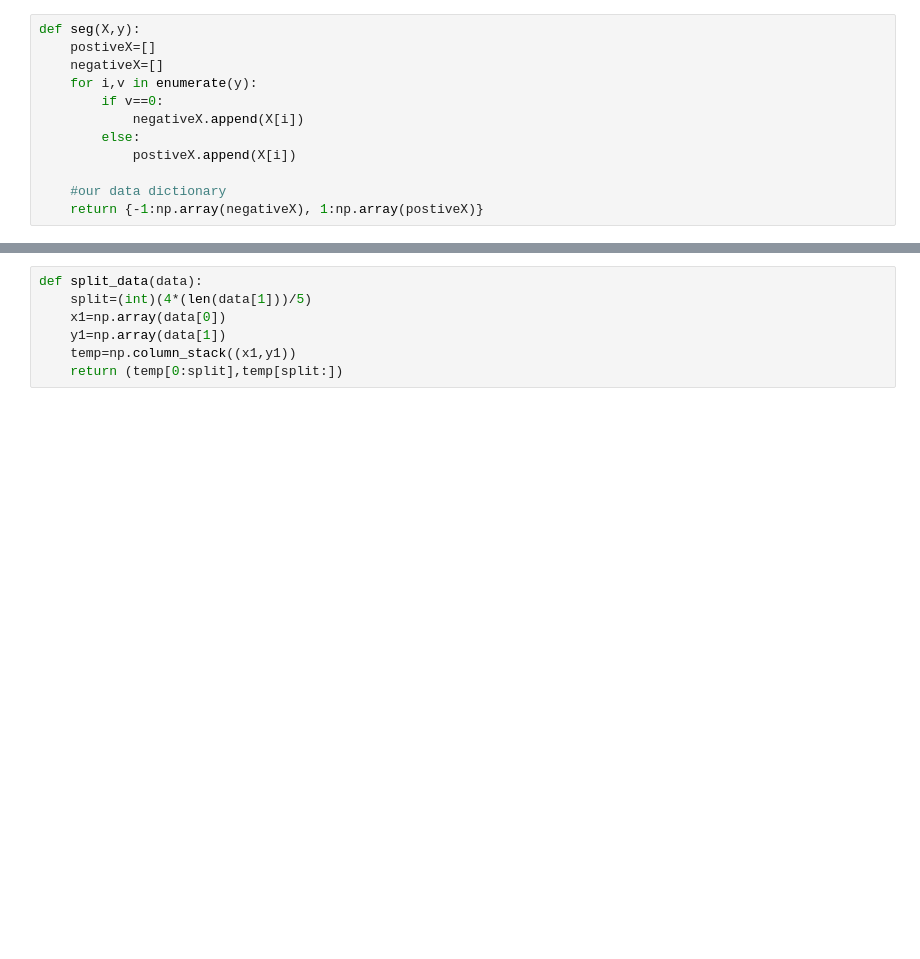
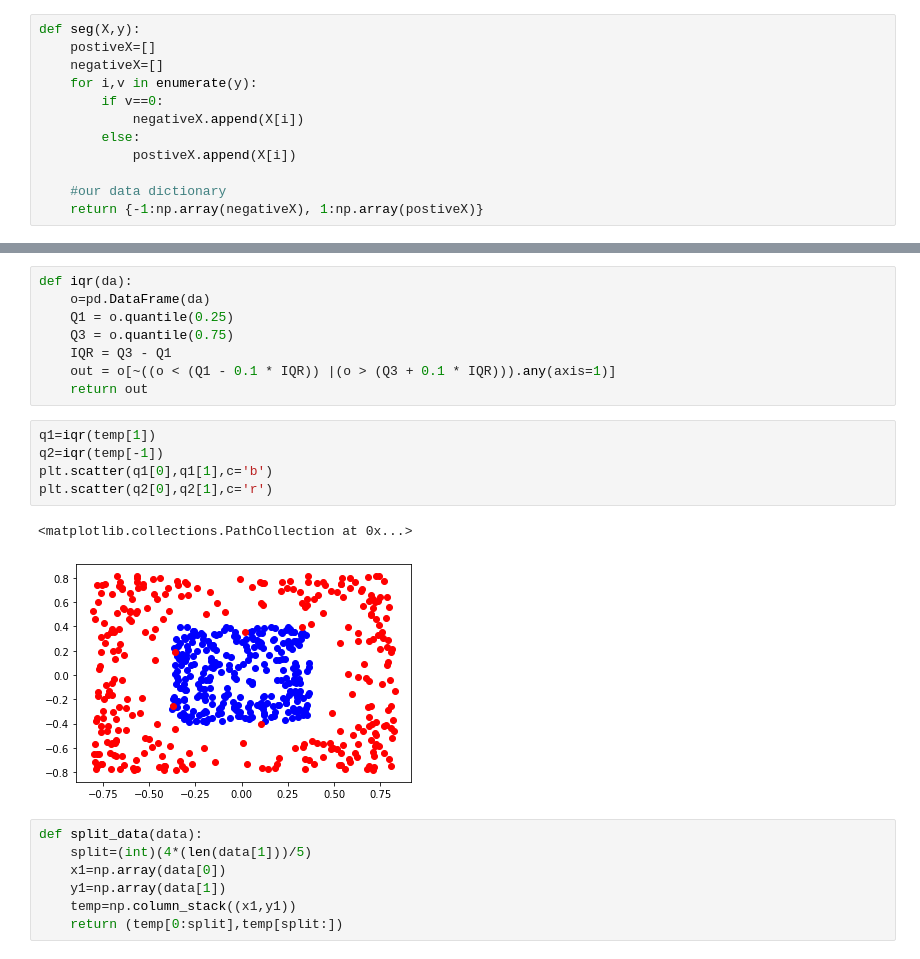
Before and after one commit to profawxhawk/ML-HW, a Jupyter notebook: ml-hw-2/ml-hw2.ipynb, the cells around one changed output, grey strips where cells are left out. Cells and saved outputs as stored; diff of their text form; blank space fills up the shorter version.

```diff
--- a/ml-hw-2/ml-hw2.ipynb
+++ b/ml-hw-2/ml-hw2.ipynb
@@ -133,3 +146,19 @@ for i in range(len())
+# %%
+def iqr(da):
+    o=pd.DataFrame(da)
+    Q1 = o.quantile(0.25)
+    Q3 = o.quantile(0.75)
+    IQR = Q3 - Q1
+    out = o[~((o < (Q1 - 0.1 * IQR)) |(o > (Q3 + 0.1 * IQR))).any(axis=1)]
+    return out
+# %%
+q1=iqr(temp[1])
+q2=iqr(temp[-1])
+plt.scatter(q1[0],q1[1],c='b')
+plt.scatter(q2[0],q2[1],c='r')
+# %% [output]
+<matplotlib.collections.PathCollection at 0x...>
+[figure, added]
 # %%
 def split_data(data):
     split=(int)(4*(len(data[1]))/5)
```
Also changed, not shown: parts of 10 cells of this notebook, 8 other files.
